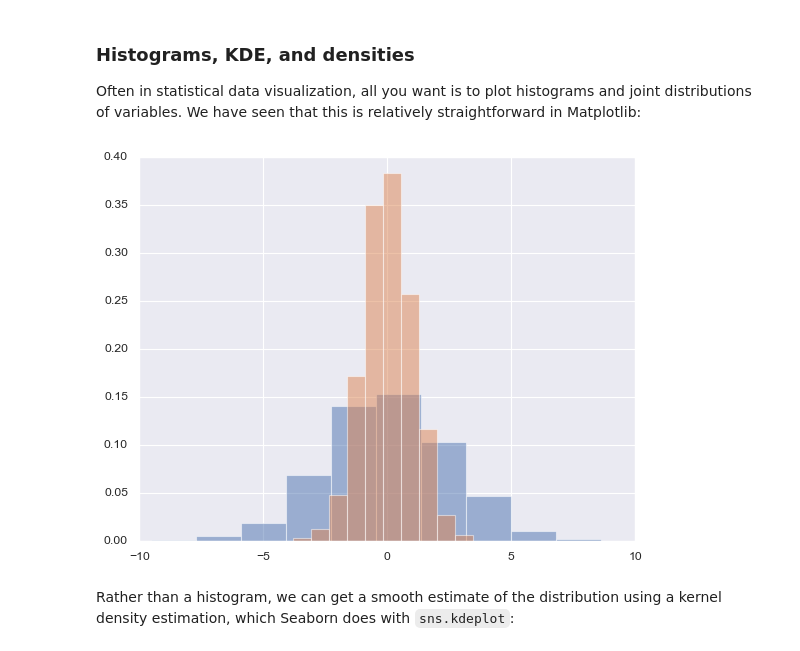
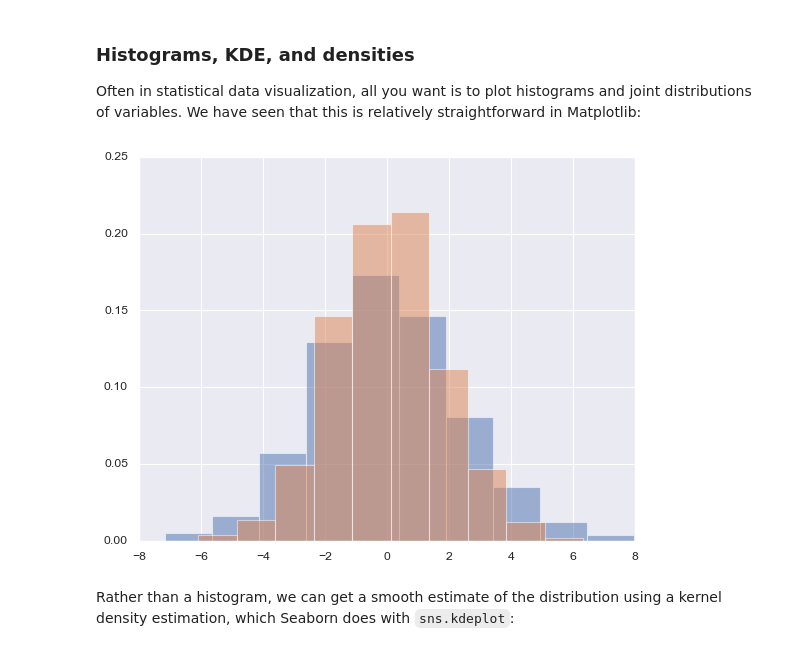
Before and after one commit to mariam-ux/AAI614_Fahs, a Jupyter notebook: week 1/Notebook1.1.ipynb, the cells around one changed output. Drawn from its saved outputs; the diff is of its cells as text; code cells hidden in the pictures.

```diff
--- a/week 1/Notebook1.1.ipynb
+++ b/week 1/Notebook1.1.ipynb
@@ -67,13 +67,13 @@ Let's take a look at a few of the datasets and plot types available in Seaborn.
 Often in statistical data visualization, all you want is to plot histograms and joint distributions of variables.
 We have seen that this is relatively straightforward in Matplotlib:
 # %%
-data = np.random.multivariate_normal([0, 0], [[5, 2], [5, 2]], size=2000)
+data = np.random.multivariate_normal([0, 0], [[5, 4], [4, 2]], size=2000)
 data = pd.DataFrame(data, columns=['x', 'y'])
 
 for col in 'xy':
     plt.hist(data[col], density=True, alpha=0.5)
 # %% [output]
-[figure, old version]
+[figure, new version]
 # %% [markdown]
 Rather than a histogram, we can get a smooth estimate of the distribution using a kernel density estimation, which Seaborn does with ``sns.kdeplot``:
 # %%
```
Also changed, not shown: parts of 4 cells of this notebook, 6 other files.
